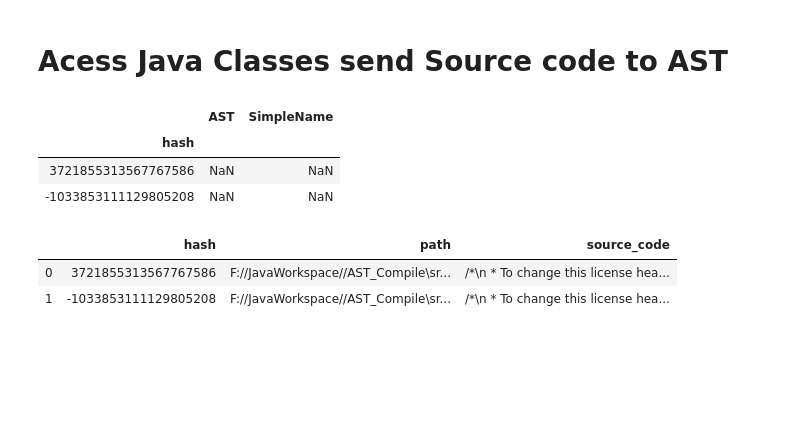
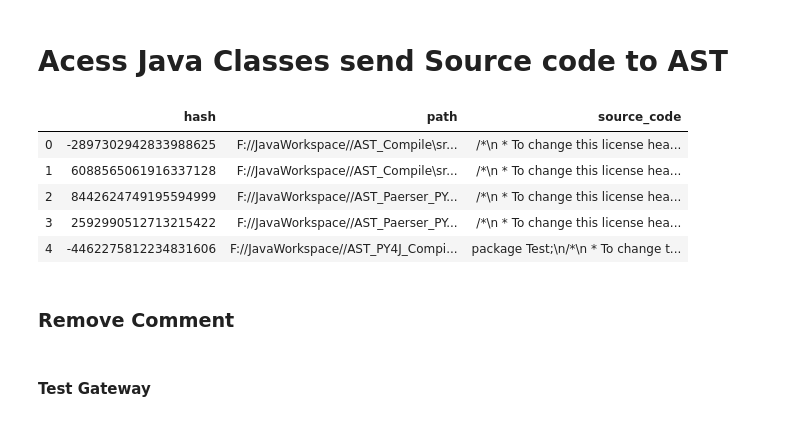
Before and after one commit to NabeelShahidKhan/DataScience, a Jupyter notebook: DocSim (1).ipynb, the cells around one changed output. Cells and saved outputs as stored; diff of their text form; code cells hidden in the pictures; blank space fills up the shorter version.

```diff
--- a/DocSim (1).ipynb
+++ b/DocSim (1).ipynb
@@ -6,9 +6,9 @@ import os
 # %% [markdown]
 ### Path of source files
 # %%
-#basepath = 'F://JavaWorkspace//'
+basepath = 'F://JavaWorkspace//'
 
-basepath = 'F://JavaWorkspace//AST_Compile\\src\\com\\nabeelkhan\\ast_paerser_py4j\\'
+#basepath = 'F://JavaWorkspace//AST_Compile\\src\\com\\nabeelkhan\\ast_paerser_py4j\\'
 # %% [markdown]
 ### Define the source code language
 # %%
@@ -35,7 +35,7 @@ for dirpath, dirnames, files in os.walk(basepath):
 # %% [markdown]
 ###  Init DataFrame
 # %%
-dataFrame = pd.DataFrame(dt)
-dataFrame
+dataFrameSource = pd.DataFrame(dt)
+dataFrameSource
 # %% [output]
 |  | hash | path | source_code |
@@ -476,17 +489,12 @@ gateway.java_gateway_server.resetCallbackClient(
 " launch_gateway(\n    port=0,\n    jarpath='',\n    classpath='',\n    javaopts=[],\n    die_on_exit=True,\n    redirect_stdout=None,\n    redirect_stderr=None,\n    daemonize_redirect=True,\n    jav ...
 # %% [markdown]
 #  Acess Java Classes send Source code to AST
-# %%
-astDataFrame = pd.DataFrame(index=[dataFrame.hash],columns=['AST','SimpleName'])
-astDataFrame
-# %% [output]
-|  | AST | SimpleName |
-| hash |  |  |
-| 3721855313567767586 | NaN | NaN |
-| -1033853111129805208 | NaN | NaN |
 # %%
-dataFrame.head()
+dataFrameSource.head()
 # %% [output]
 |  | hash | path | source_code |
-| 0 | 3721855313567767586 | F://JavaWorkspace//AST_Compile\sr... | /*\n * To change this license hea... |
-| 1 | -1033853111129805208 | F://JavaWorkspace//AST_Compile\sr... | /*\n * To change this license hea... |
+| 0 | -2897302942833988625 | F://JavaWorkspace//AST_Compile\sr... | /*\n * To change this license hea... |
+| 1 | 6088565061916337128 | F://JavaWorkspace//AST_Compile\sr... | /*\n * To change this license hea... |
+| 2 | 8442624749195594999 | F://JavaWorkspace//AST_Paerser_PY... | /*\n * To change this license hea... |
+| 3 | 2592990512713215422 | F://JavaWorkspace//AST_Paerser_PY... | /*\n * To change this license hea... |
+| 4 | -4462275812234831606 | F://JavaWorkspace//AST_PY4J_Compi... | package Test;\n/*\n * To change t... |
@@ -495,0 +501,2 @@ dataFrame.head()
+# %% [markdown]
+### Remove Comment
@@ -495,0 +528,2 @@ dataFrame.head()
+# %% [markdown]
+####  Test Gateway
```
Also changed, not shown: parts of 33 cells of this notebook.
